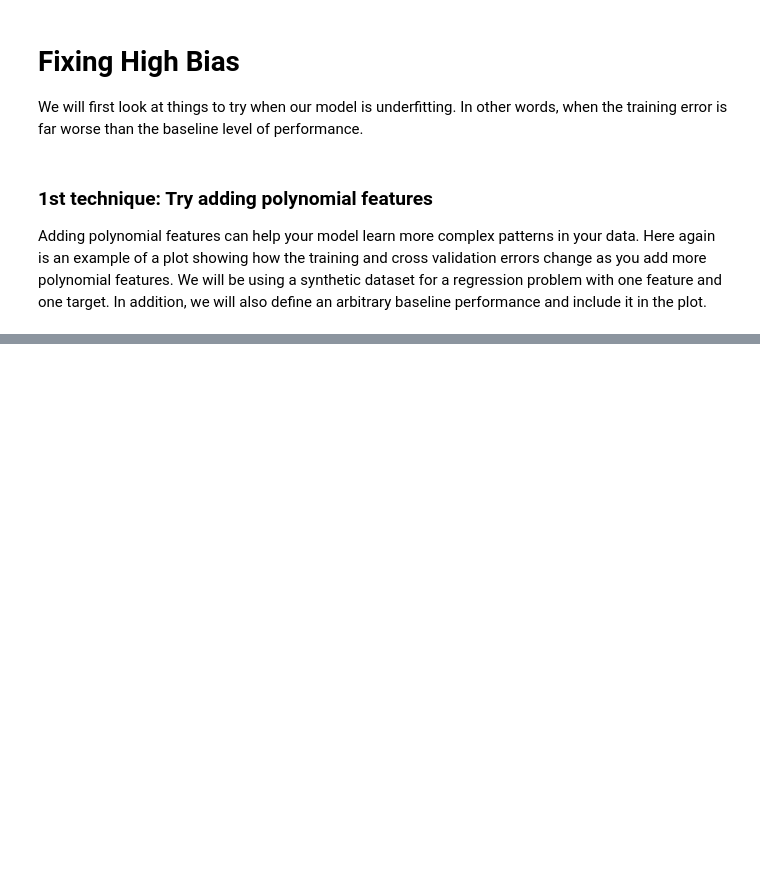
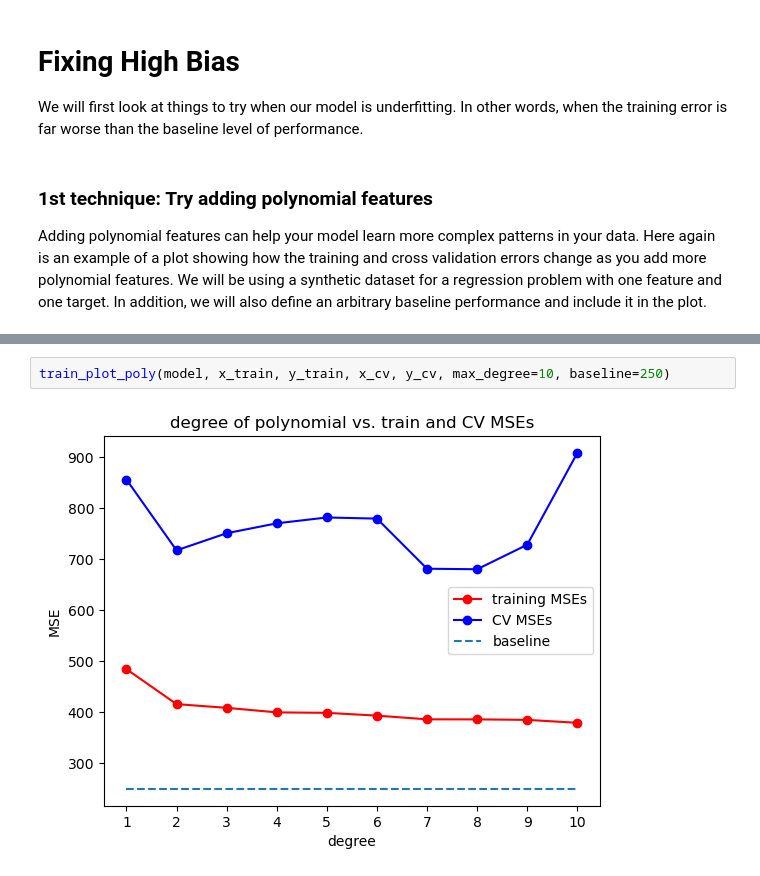
Before and after one commit to ibrar-ul-hassan/Machine-Learning-Projects, a Jupyter notebook: Diagonizing_Bias_and_Variance/Code File.ipynb, the cells around one changed output, grey strips where cells are left out. Drawn from its saved outputs; the diff is of its cells as text; blank space fills up the shorter version.

```diff
--- a/Diagonizing_Bias_and_Variance/Code File.ipynb
+++ b/Diagonizing_Bias_and_Variance/Code File.ipynb
@@ -164,0 +164,4 @@ first 5 rows of the training inputs (1 feature):
+# %%
+train_plot_poly(model, x_train, y_train, x_cv, y_cv, max_degree=10, baseline=250)
+# %% [output]
+[figure, added]
```
Also changed, not shown: parts of 11 cells of this notebook.
